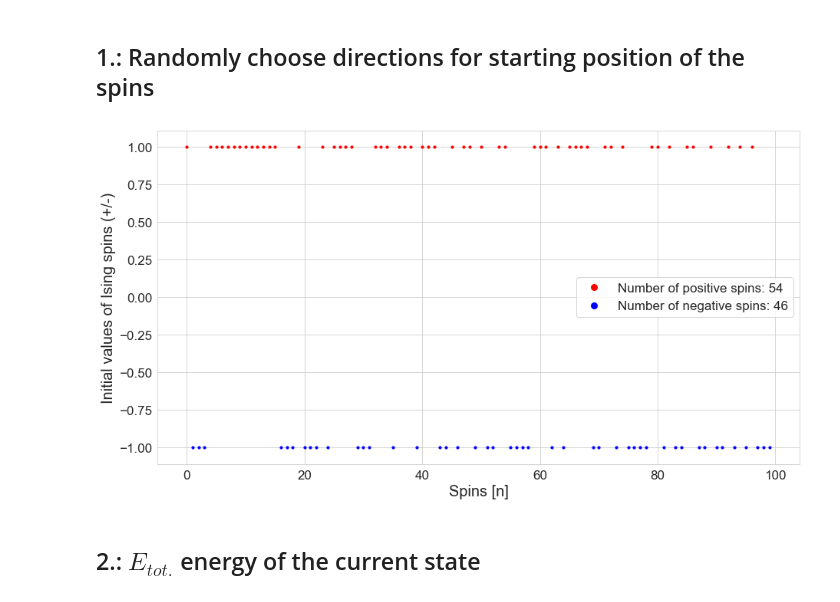
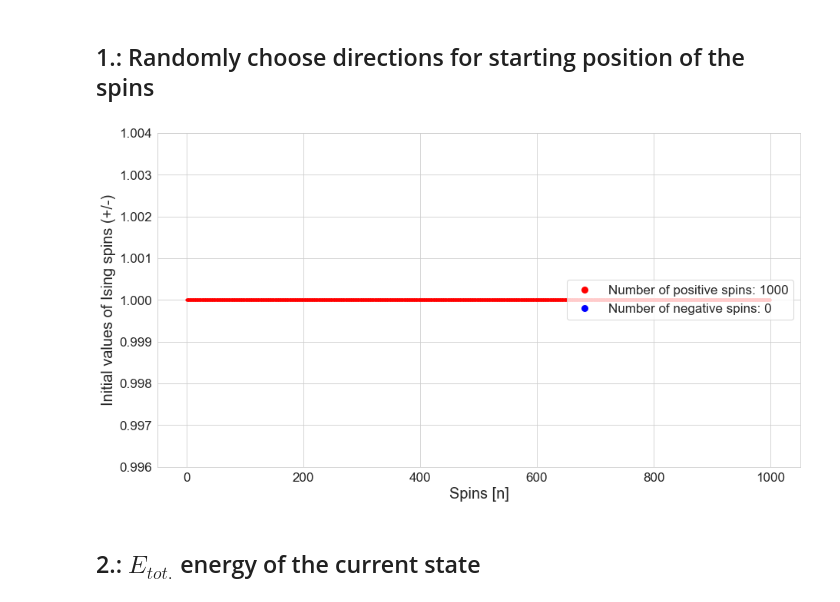
Before and after one commit to masterdesky/ELTE-stochastic-processes-2019, a Jupyter notebook: Lecture 7/Homework 7/Stochastic processes - 7..ipynb, the cells around one changed output. Cells and saved outputs as stored; diff of their text form; code cells hidden in the pictures.

```diff
--- a/Lecture 7/Homework 7/Stochastic processes - 7..ipynb
+++ b/Lecture 7/Homework 7/Stochastic processes - 7..ipynb
@@ -35,7 +35,10 @@ image_dpi = 150
 k_B = 1.380648e-23
 
 # Number of spins, situated on the 1D lattice
-N_spin = 100
+N_spin_1D = 1000
+
+# Number of spins in a row at the 2D case
+N_spin_2D = 100
 
 # Arbitrary J
 J = 1e-21
@@ -50,6 +53,13 @@ beta_3 = 0.75 / (J)
 print('At third case T = {0} K'.format(1 / (beta_3 * k_B)))
 beta_4 = 1.60 / (J)
 print('At fourth case T = {0} K'.format(1 / (beta_4 * k_B)))
+
+
+betas = {'1': beta_1,
+         '2': beta_2,
+         '3': beta_3,
+         '4': beta_4
+        }
 # %% [output]
 At first case T = 603.5813135088258 K
 At second case T = 301.7906567544129 K
@@ -62,40 +72,41 @@ def choose_sign():
     return -1 if random.random() < 0.5 else 1
 # %%
 # The current positions of the spins
-Spins = np.array([choose_sign() for i in range(0, N_spin)])
-Spins_positive = Spins[Spins>0]
-Spins_negative = Spins[Spins<0]
+#Spins = np.array([choose_sign() for i in range(0, N_spin)])
+Spins_1D = np.ones((N_spin_1D))
+Spins_positive_1D = Spins_1D[Spins_1D>0]
+Spins_negative_1D = Spins_1D[Spins_1D<0]
 
 fig, axes = plt.subplots(nrows=1, ncols=1, figsize=(15,8))
 
 scattersize = 10
 axislabelsize = 20
 axisticksize = 17
 legendsize = 17
 
 count = 0
-for i in range(0, N_spin):
+for i in range(0, N_spin_1D):
 
-    if(Spins[i] > 0):
-        axes.scatter(i, Spins[i], color='red', s=scattersize)
+    if(Spins_1D[i] > 0):
+        axes.scatter(i, Spins_1D[i], color='red', s=scattersize)
 
-    elif(Spins[i] < 0):
-        axes.scatter(i, Spins[i], color='blue', s=scattersize)
+    elif(Spins_1D[i] < 0):
+        axes.scatter(i, Spins_1D[i], color='blue', s=scattersize)
 
 axes.set_xlabel('Spins [n]', fontsize=axislabelsize)
 axes.set_ylabel('Initial values of Ising spins (+/-)', fontsize=axislabelsize)
 axes.tick_params(axis='both', which='major', labelsize=axisticksize)
 
 legend_elements = [Line2D([0], [0], marker='o', color='white',markerfacecolor='red',
-                          markersize=10, label='Number of positive spins: {0}'.format(len(Spins_positive))),
+                          markersize=10, label='Number of positive spins: {0}'.format(len(Spins_positive_1D))),
                    Line2D([0], [0], marker='o', color='white', markerfacecolor='blue',
-                          markersize=10, label='Number of negative spins: {0}'.format(len(Spins_negative)))]
+                          markersize=10, label='Number of negative spins: {0}'.format(len(Spins_negative_1D)))]
 
 axes.legend(handles=legend_elements , loc='center right', fontsize=legendsize)
 
 plt.show()
 # %% [output]
-[figure, old version]
+[figure, new version]
 # %% [markdown]
 ## 2.: $E_{tot.}$ energy of the current state
 # %%
```
Also changed, not shown: parts of 19 cells of this notebook, 2 other files.
